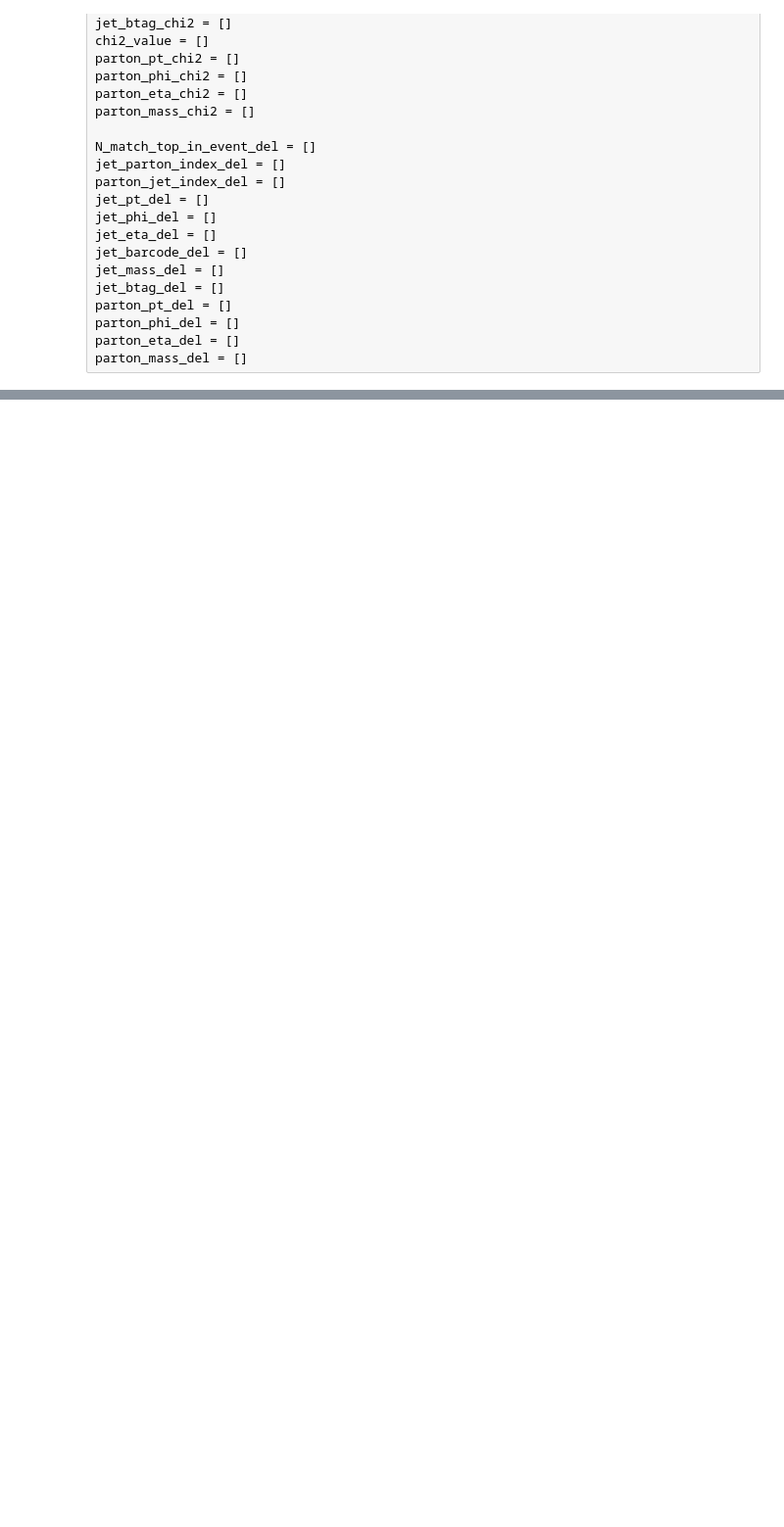
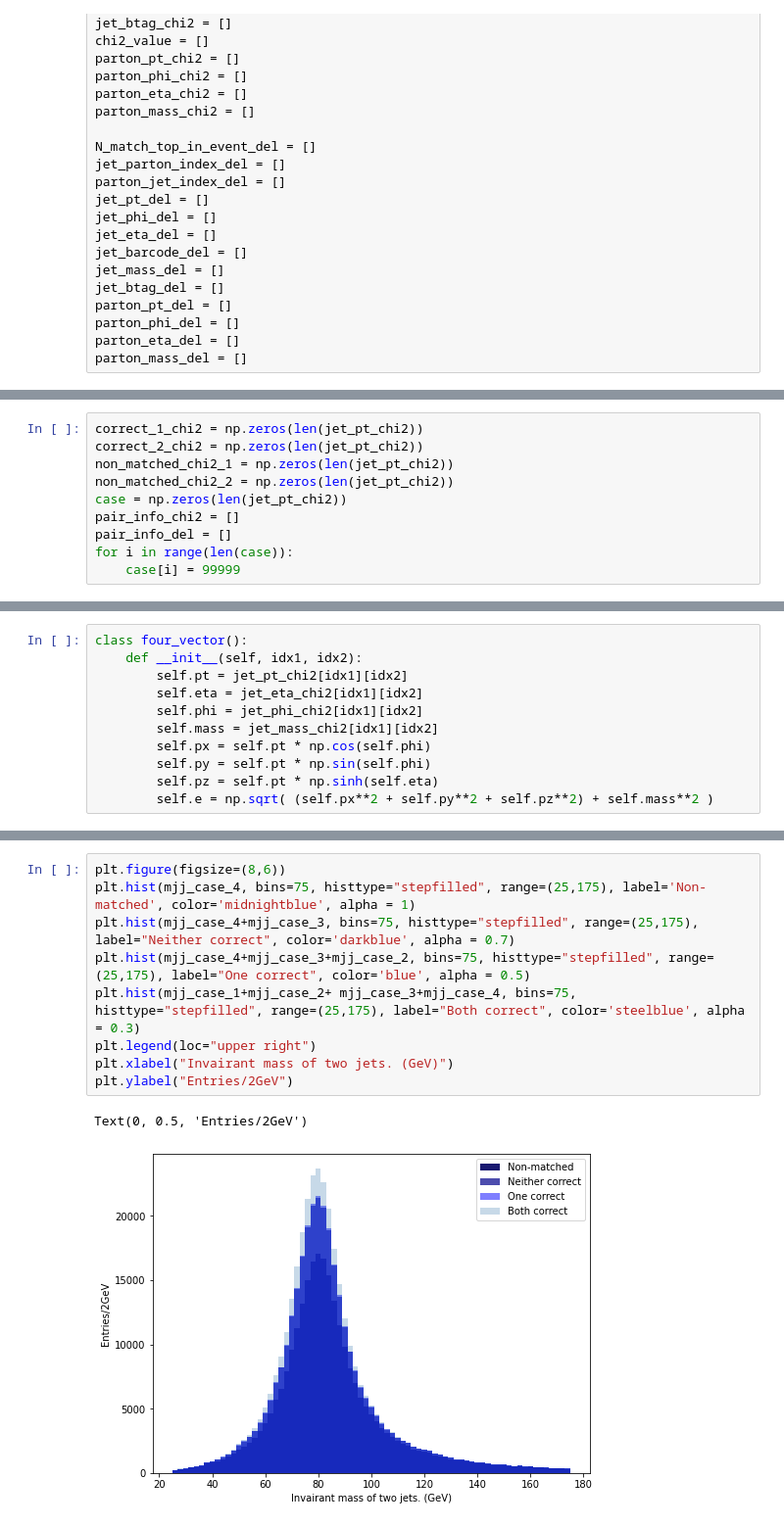
Before and after one commit to mfenton0/HEP-jet-assignment, a Jupyter notebook: analysis_script/purity_computation.ipynb, the cells around one changed output, grey strips where cells are left out. Shown at 98% size. Drawn from its saved outputs; the diff is of its cells as text; blank space fills up the shorter version.

```diff
--- a/analysis_script/purity_computation.ipynb
+++ b/analysis_script/purity_computation.ipynb
@@ -202,0 +120,10 @@ for i in tqdm.trange(len(jet_pt_del)):
+# %%
+correct_1_chi2 = np.zeros(len(jet_pt_chi2))
+correct_2_chi2 = np.zeros(len(jet_pt_chi2))
+non_matched_chi2_1 = np.zeros(len(jet_pt_chi2))
+non_matched_chi2_2 = np.zeros(len(jet_pt_chi2))
+case = np.zeros(len(jet_pt_chi2))
+pair_info_chi2 = []
+pair_info_del = []
+for i in range(len(case)):
+    case[i] = 99999
@@ -337,0 +329,11 @@ NameError: name 'both_correct' is not defined
+# %%
+class four_vector():
+    def __init__(self, idx1, idx2):
+        self.pt = jet_pt_chi2[idx1][idx2]
+        self.eta = jet_eta_chi2[idx1][idx2]
+        self.phi = jet_phi_chi2[idx1][idx2]
+        self.mass = jet_mass_chi2[idx1][idx2]
+        self.px = self.pt * np.cos(self.phi)
+        self.py = self.pt * np.sin(self.phi)
+        self.pz = self.pt * np.sinh(self.eta)
+        self.e = np.sqrt( (self.px**2 + self.py**2 + self.pz**2) + self.mass**2 )
@@ -337,0 +403,12 @@ NameError: name 'both_correct' is not defined
+# %%
+plt.figure(figsize=(8,6))
+plt.hist(mjj_case_4, bins=75, histtype="stepfilled", range=(25,175), label='Non-matched', color='midnightblue', alpha = 1)
+plt.hist(mjj_case_4+mjj_case_3, bins=75, histtype="stepfilled", range=(25,175), label="Neither correct", color='darkblue', alpha = 0.7)
+plt.hist(mjj_case_4+mjj_case_3+mjj_case_2, bins=75, histtype="stepfilled", range=(25,175), label="One correct", color='blue', alpha = 0.5)
+plt.hist(mjj_case_1+mjj_case_2+ mjj_case_3+mjj_case_4, bins=75, histtype="stepfilled", range=(25,175), label="Both correct", color='steelblue', alpha = 0.3)
+plt.legend(loc="upper right")
+plt.xlabel("Invairant mass of two jets. (GeV)")
+plt.ylabel("Entries/2GeV")
+# %% [output]
+Text(0, 0.5, 'Entries/2GeV')
+[figure, added]
```
Also changed, not shown: parts of 22 cells of this notebook.
